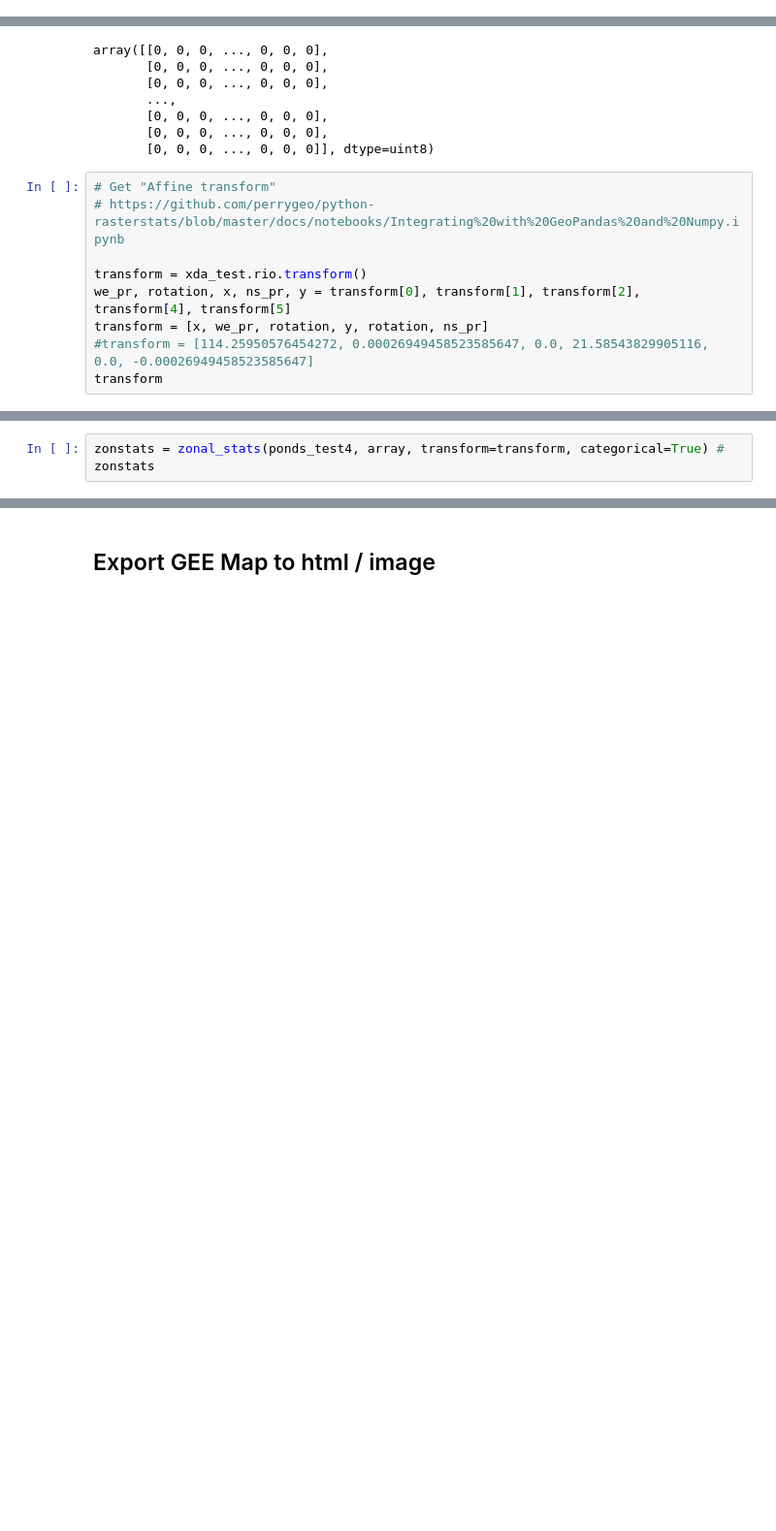
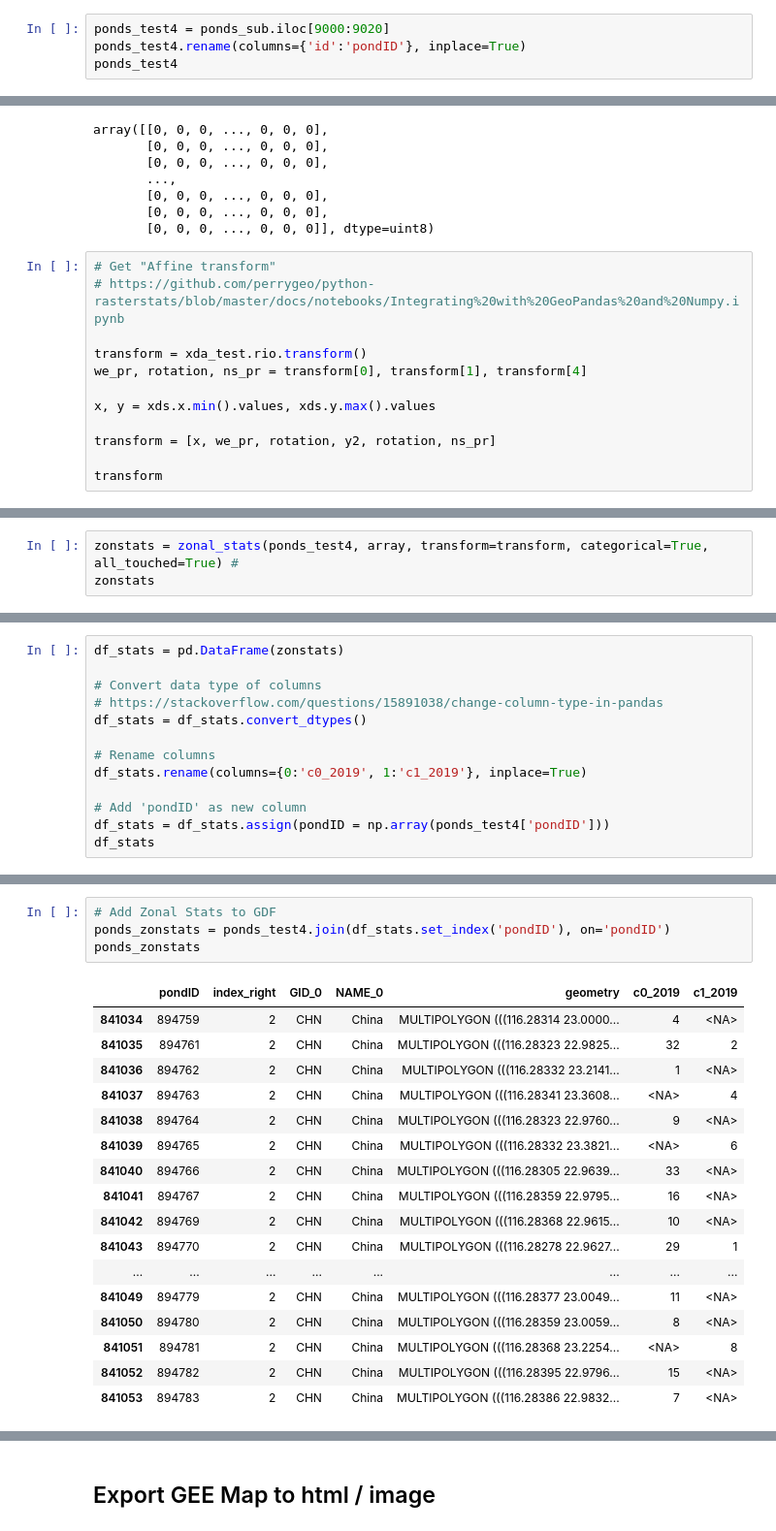
Before and after one commit to Shirobakaidou/Aquaponds, a Jupyter notebook: 04_export_waterMask+dataCoverage.ipynb, the cells around one changed output, grey strips where cells are left out. Shown at 97% size. Cells and saved outputs as stored; diff of their text form; blank space fills up the shorter version.

Commit message:
zonal stats are interpretable and added back to geodataframe

```diff
--- a/04_export_waterMask+dataCoverage.ipynb
+++ b/04_export_waterMask+dataCoverage.ipynb
@@ -671,0 +651,4 @@ ponds_test4
+# %%
+ponds_test4 = ponds_sub.iloc[9000:9020]
+ponds_test4.rename(columns={'id':'pondID'}, inplace=True)
+ponds_test4
@@ -716,8 +721,11 @@ array([[0, 0, 0, ..., 0, 0, 0],
 # https://github.com/perrygeo/python-rasterstats/blob/master/docs/notebooks/Integrating%20with%20GeoPandas%20and%20Numpy.ipynb
 
 transform = xda_test.rio.transform()
-we_pr, rotation, x, ns_pr, y = transform[0], transform[1], transform[2], transform[4], transform[5]
-transform = [x, we_pr, rotation, y, rotation, ns_pr]
-#transform = [114.25950576454272, 0.00026949458523585647, 0.0, 21.58543829905116, 0.0, -0.00026949458523585647]
+we_pr, rotation, ns_pr = transform[0], transform[1], transform[4]
+
+x, y = xds.x.min().values, xds.y.max().values
+
+transform = [x, we_pr, rotation, y2, rotation, ns_pr]
+
 transform
 # %% [output]
@@ -728,6 +736,6 @@ transform
  0.0,
  -0.00026949458523585647]
 # %%
-zonstats = zonal_stats(ponds_test4, array, transform=transform, categorical=True) #
+zonstats = zonal_stats(ponds_test4, array, transform=transform, categorical=True, all_touched=True) #
 zonstats
 # %% [output]
@@ -753,0 +764,13 @@ zonstats
+# %%
+df_stats = pd.DataFrame(zonstats)
+
+# Convert data type of columns
+# https://stackoverflow.com/questions/15891038/change-column-type-in-pandas
+df_stats = df_stats.convert_dtypes()
+
+# Rename columns
+df_stats.rename(columns={0:'c0_2019', 1:'c1_2019'}, inplace=True)
+
+# Add 'pondID' as new column
+df_stats = df_stats.assign(pondID = np.array(ponds_test4['pondID']))
+df_stats
@@ -753,0 +795,22 @@ zonstats
+# %%
+# Add Zonal Stats to GDF
+ponds_zonstats = ponds_test4.join(df_stats.set_index('pondID'), on='pondID')
+ponds_zonstats
+# %% [output]
+|  | pondID | index_right | GID_0 | NAME_0 | geometry | c0_2019 | c1_2019 |
+| 841034 | 894759 | 2 | CHN | China | MULTIPOLYGON (((116.28314 23.0000... | 4 | <NA> |
+| 841035 | 894761 | 2 | CHN | China | MULTIPOLYGON (((116.28323 22.9825... | 32 | 2 |
+| 841036 | 894762 | 2 | CHN | China | MULTIPOLYGON (((116.28332 23.2141... | 1 | <NA> |
+| 841037 | 894763 | 2 | CHN | China | MULTIPOLYGON (((116.28341 23.3608... | <NA> | 4 |
+| 841038 | 894764 | 2 | CHN | China | MULTIPOLYGON (((116.28323 22.9760... | 9 | <NA> |
+| 841039 | 894765 | 2 | CHN | China | MULTIPOLYGON (((116.28332 23.3821... | <NA> | 6 |
+| 841040 | 894766 | 2 | CHN | China | MULTIPOLYGON (((116.28305 22.9639... | 33 | <NA> |
+| 841041 | 894767 | 2 | CHN | China | MULTIPOLYGON (((116.28359 22.9795... | 16 | <NA> |
+| 841042 | 894769 | 2 | CHN | China | MULTIPOLYGON (((116.28368 22.9615... | 10 | <NA> |
+| 841043 | 894770 | 2 | CHN | China | MULTIPOLYGON (((116.28278 22.9627... | 29 | 1 |
+| ... | ... | ... | ... | ... | ... | ... | ... |
+| 841049 | 894779 | 2 | CHN | China | MULTIPOLYGON (((116.28377 23.0049... | 11 | <NA> |
+| 841050 | 894780 | 2 | CHN | China | MULTIPOLYGON (((116.28359 23.0059... | 8 | <NA> |
+| 841051 | 894781 | 2 | CHN | China | MULTIPOLYGON (((116.28368 23.2254... | <NA> | 8 |
+| 841052 | 894782 | 2 | CHN | China | MULTIPOLYGON (((116.28395 22.9796... | 15 | <NA> |
+| 841053 | 894783 | 2 | CHN | China | MULTIPOLYGON (((116.28386 22.9832... | 7 | <NA> |
```
Also changed, not shown: parts of 10 cells of this notebook.
